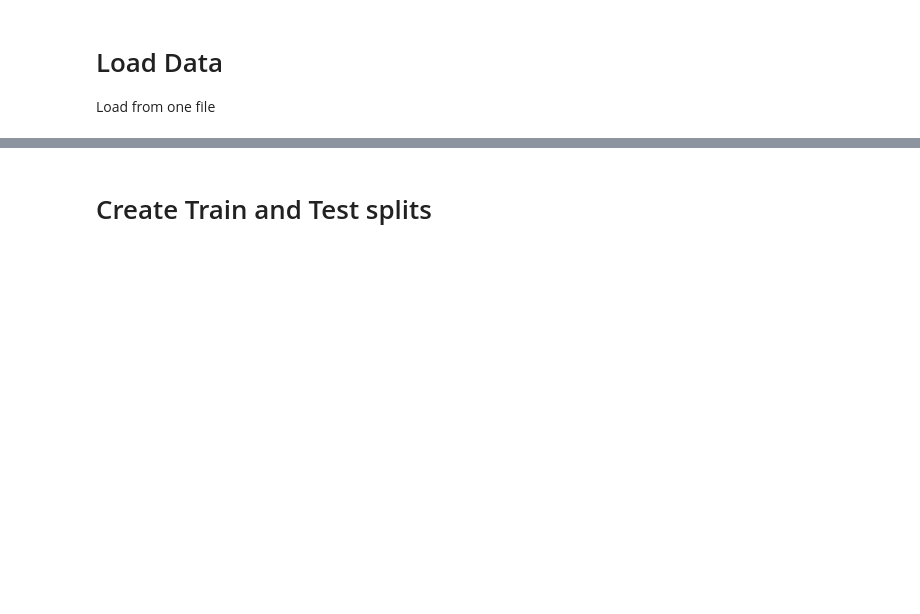
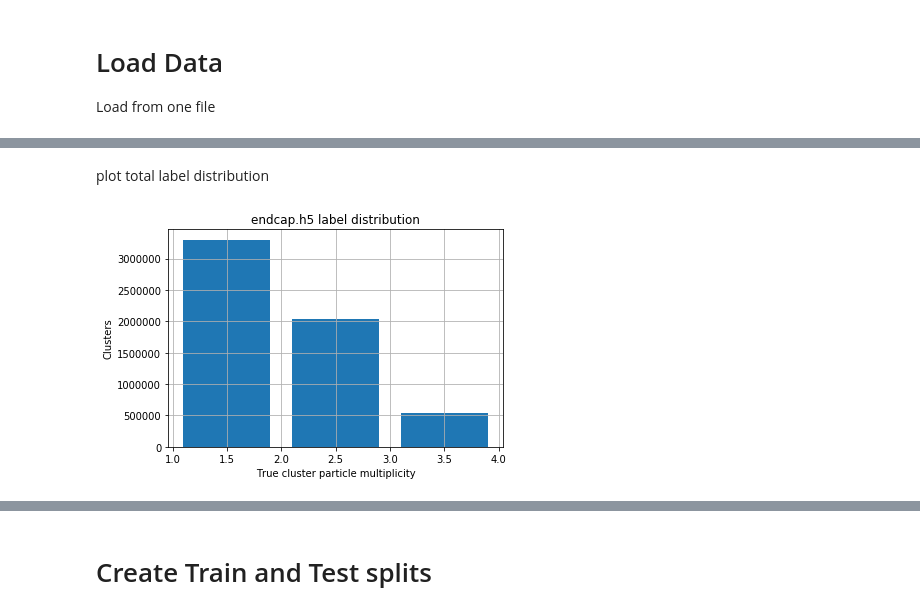
Before and after one commit to Chkoda/pixel-NN, a Jupyter notebook: Split Dataset.ipynb, the cells around one changed output, grey strips where cells are left out. Saved outputs shown, nothing was run; the diff lists cells and outputs as text; code cells hidden in the pictures; blank space fills up the shorter version.

```diff
--- a/Split Dataset.ipynb
+++ b/Split Dataset.ipynb
@@ -34,0 +54,15 @@ NameError: name 'args' is not defined
+# %% [markdown]
+plot total label distribution
+# %%
+hist = np.histogram(data_y_copy, bins=[0,1.5,2.5,3.5])
+
+plt.bar(hist[1][1:], hist[0])
+plt.ylabel(f"Clusters")
+plt.xlabel(f"True cluster particle multiplicity")
+plt.grid(True)
+plt.title(f'{infile} label distribution')
+plt.savefig(f'{outDir}{infile}_label_distribution.png')
+plt.show()
+plt.close()
+# %% [output]
+[figure, added]
```
Also changed, not shown: parts of 32 cells of this notebook, 19 other files.
